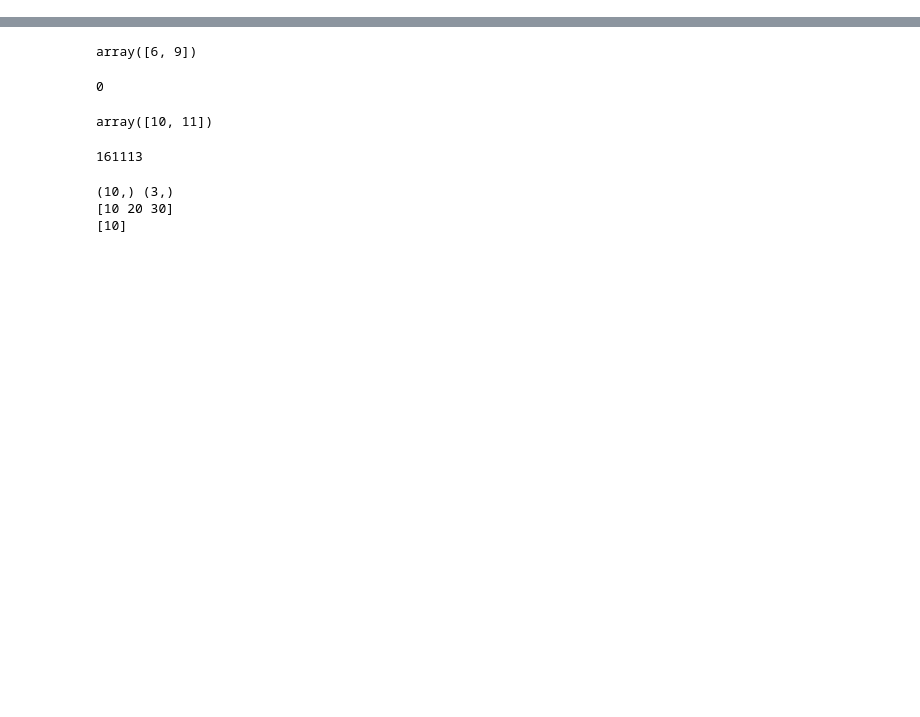
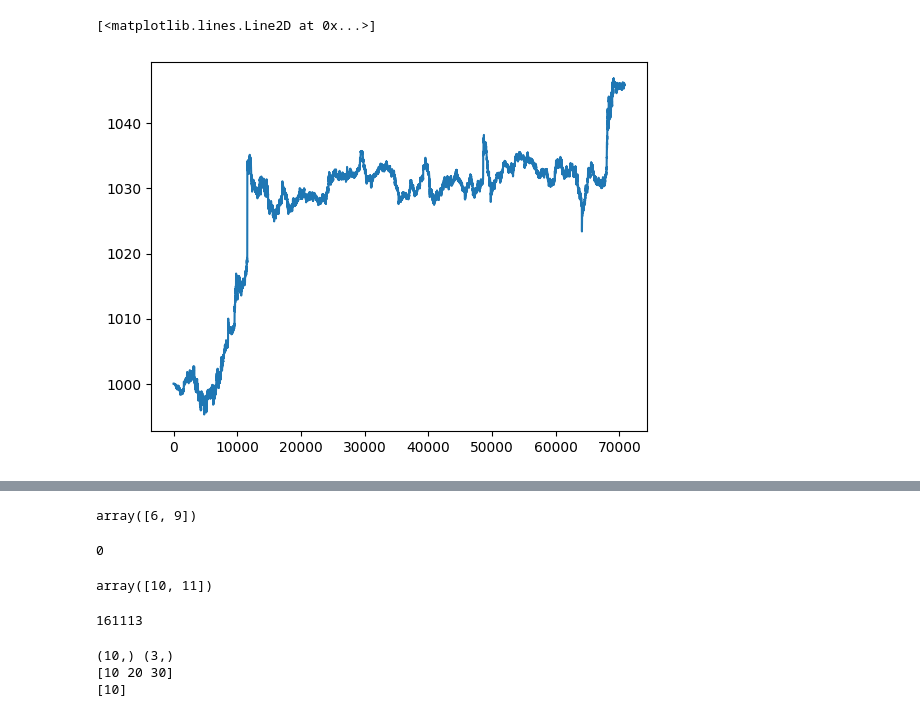
Before and after one commit to JuusoAsd/thesis, a Jupyter notebook: src/data_management/help.ipynb, the cells around one changed output, grey strips where cells are left out. Saved outputs shown, nothing was run; the diff lists cells and outputs as text; code cells hidden in the pictures; blank space fills up the shorter version.

```diff
--- a/src/data_management/help.ipynb
+++ b/src/data_management/help.ipynb
@@ -2,0 +33,5 @@ import numpy as np
+# %%
+plt.plot(df["value"])
+# %% [output]
+[<matplotlib.lines.Line2D at 0x...>]
+[figure, added]
```
Also changed, not shown: parts of 6 cells of this notebook, 13 other files.
